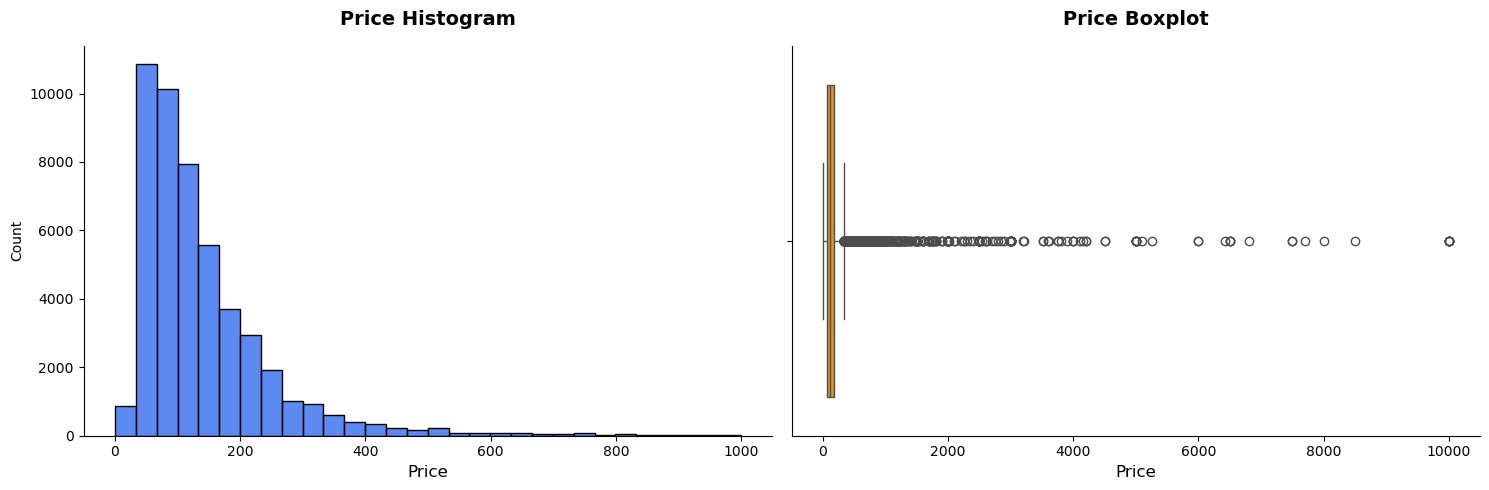
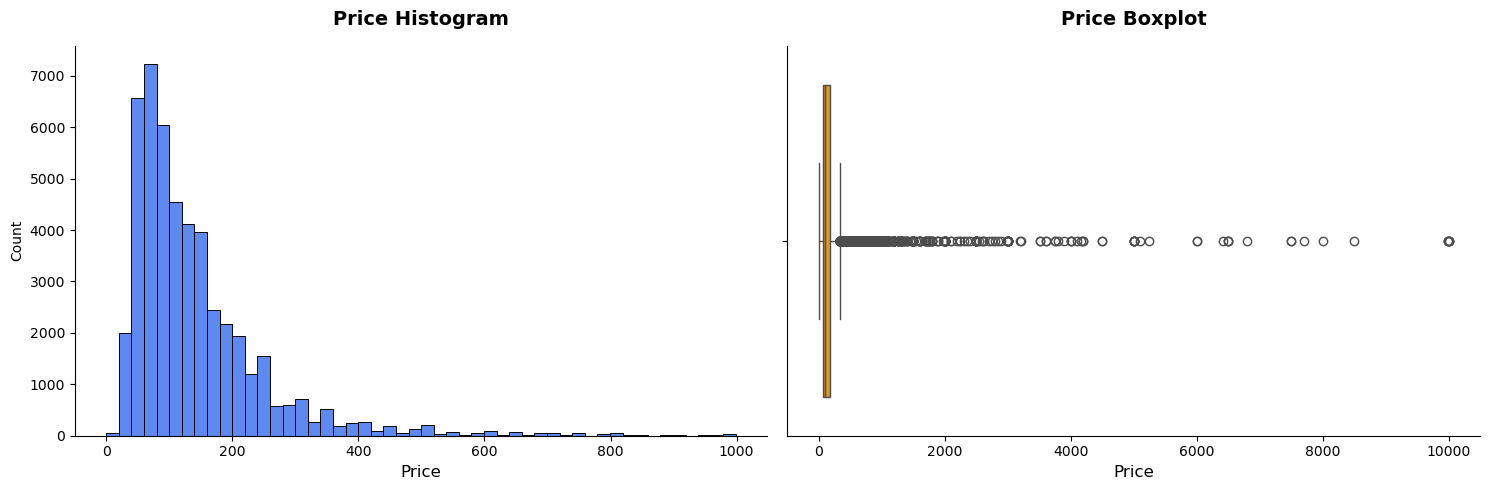
The change to this notebook cell's code, shown as a diff; its figure went from the first image to the second:
--- before
+++ after
@@ -2,5 +2,5 @@
 
 fig, ax = plt.subplots(1,2, figsize=(15,5))
-sns.histplot(data=filtered, x="price", bins=30, color="#2563EB", ax=ax[0])
+sns.histplot(data=filtered, x="price", bins=50, color="#2563EB", ax=ax[0])
 sns.despine(ax=ax[0])
 ax[0].set_title("Price Histogram", fontsize=14, fontweight="bold", pad=15)

Commit: feat: add feature.ipynb with preprocessing and feature engineering pipeline